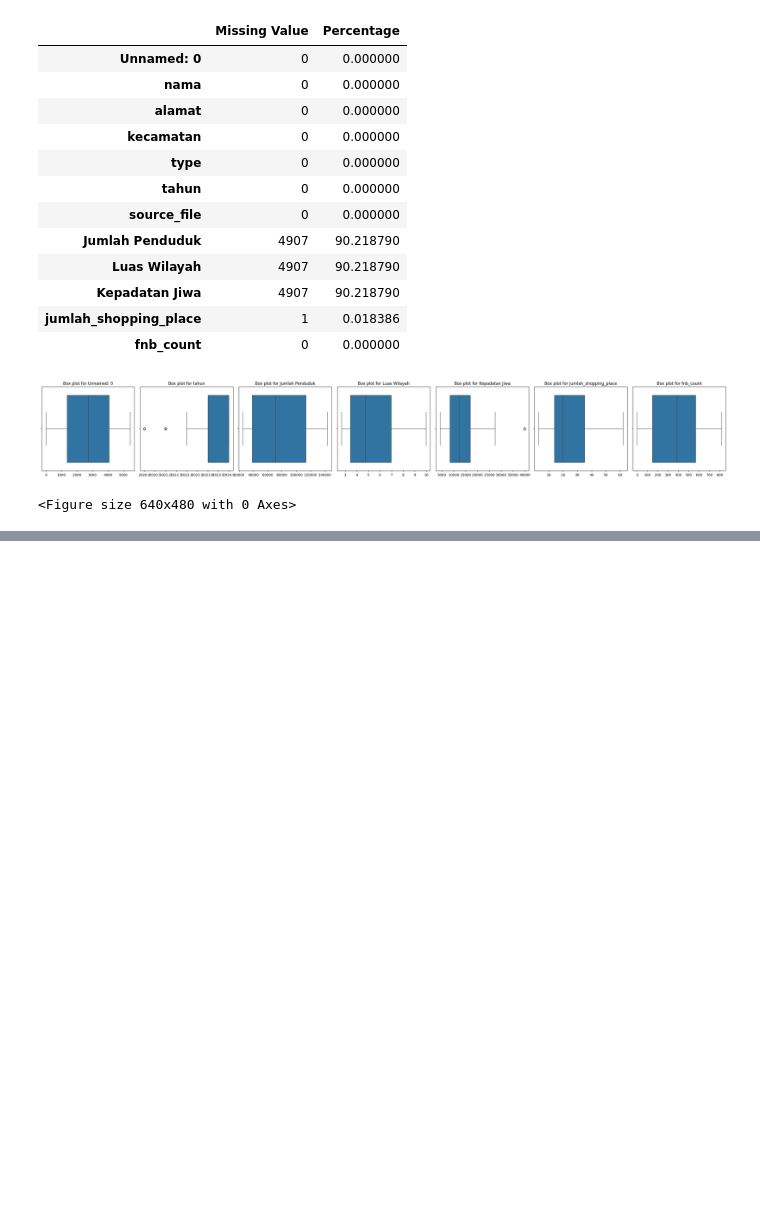
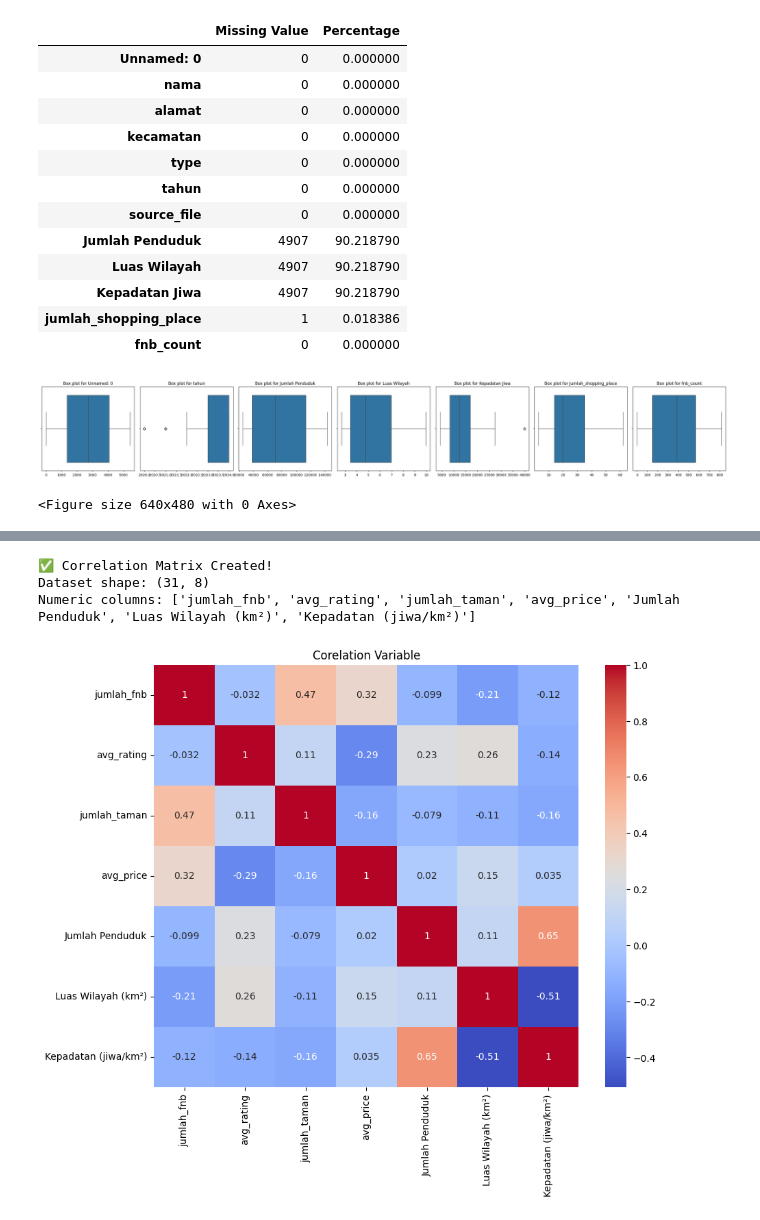
Before and after one commit to Dho99/ai-business-impact-predictor, a Jupyter notebook: EDA/index.ipynb, the cells around one changed output, grey strips where cells are left out. Drawn from its saved outputs; the diff is of its cells as text; code cells hidden in the pictures; blank space fills up the shorter version.

Commit message:
final datasets join

```diff
--- a/EDA/index.ipynb
+++ b/EDA/index.ipynb
@@ -239,0 +333,27 @@ plt.savefig('../results/Box_Plot.png')
+# %%
+
+# Simple Correlation Matrix Visualization
+import pandas as pd
+import seaborn as sns
+import matplotlib.pyplot as plt
+
+# Load final dataset
+df_final = pd.read_csv('../datasets/final_training_dataset.csv')
+
+# Create clean correlation matrix
+numeric_data = df_final.select_dtypes(include='number').fillna(0)
+corr_matrix = numeric_data.corr()
+
+plt.figure(figsize=(10,8))
+sns.heatmap(df_final.select_dtypes(include=[np.number]).corr(),annot=True, cmap='coolwarm')
+plt.title('Corelation Variable')
+plt.savefig('../results/Correlation_Variable.png')
+
+print("✅ Correlation Matrix Created!")
+print(f"Dataset shape: {df_final.shape}")
+print(f"Numeric columns: {list(numeric_data.columns)}")
+# %% [output]
+✅ Correlation Matrix Created!
+Dataset shape: (31, 8)
+Numeric columns: ['jumlah_fnb', 'avg_rating', 'jumlah_taman', 'avg_price', 'Jumlah Penduduk', 'Luas Wilayah (km²)', 'Kepadatan (jiwa/km²)']
+[figure, added]
```
Also changed, not shown: parts of 3 cells of this notebook, 7 other files.
